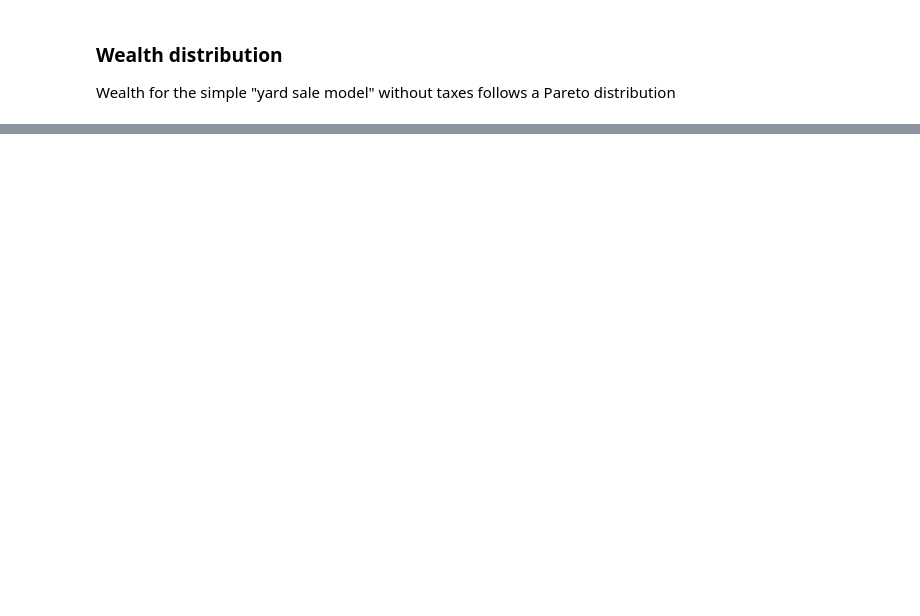
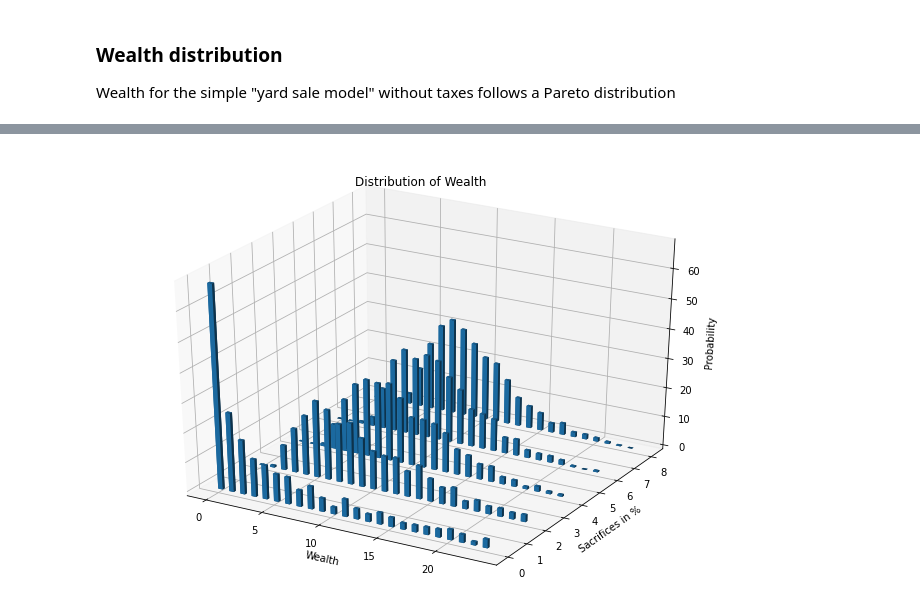
Before and after one commit to JochenFromm/SwarmIntelligence, a Jupyter notebook: notebooks/Wealth.ipynb, the cells around one changed output, grey strips where cells are left out. Drawn from its saved outputs; the diff is of its cells as text; code cells hidden in the pictures; blank space fills up the shorter version.

```diff
--- a/notebooks/Wealth.ipynb
+++ b/notebooks/Wealth.ipynb
@@ -125,0 +277,15 @@ df_4.head(10)
+# %%
+x_1 = AgentBasedModel(250, 0.08)
+x_1.run(iterations)
+x_2 = AgentBasedModel(250, 0.08)
+x_2.run(iterations)
+x_3 = AgentBasedModel(250, 0.08)
+x_3.run(iterations)
+x_4 = AgentBasedModel(250, 0.08)
+x_4.run(iterations)
+x_5 = AgentBasedModel(250, 0.08)
+x_5.run(iterations)
+dict = {'w1': x_1.wealth_grouped(), 'w2': x_2.wealth_grouped(), 'w3': x_3.wealth_grouped(), 'w4': x_4.wealth_grouped(), 'w5': x_5.wealth_grouped()}
+df_8 = pd.DataFrame(dict)
+df_8['Wealth'] = df_8.mean(axis=1)
+df_8.head()
@@ -200,0 +332,28 @@ plt.savefig("WealthDistributionNoTaxes.svg", format="svg")
+# %%
+%matplotlib inline
+fig = plt.figure(figsize=(25, 8))
+ax = fig.add_subplot(121, projection='3d')
+
+series = 5
+n = 24
+bins = np.arange(0,n+1,1)
+d = list(df_0.Wealth) + list(df_2.Wealth) + list(df_4.Wealth) + list(df_6.Wealth) + list(df_8.Wealth)
+
+_x = np.arange(n)
+_y = np.arange(0, (series*2), 2)
+_xx, _yy = np.meshgrid(_x, _y)
+x, y = _xx.ravel(), _yy.ravel()
+
+bottom = np.zeros_like(d)
+width = 0.4
+depth = 0.1
+
+ax.bar3d(x, y, bottom, width, depth, d, shade=True)
+ax.set_title('Distribution of Wealth')
+ax.set_ylabel('Sacrifices in %')
+ax.set_xlabel('Wealth')
+ax.set_zlabel('Probability')
+
+plt.show()
+# %% [output]
+[figure, added]
```
Also changed, not shown: parts of 22 cells of this notebook, 5 other files.
